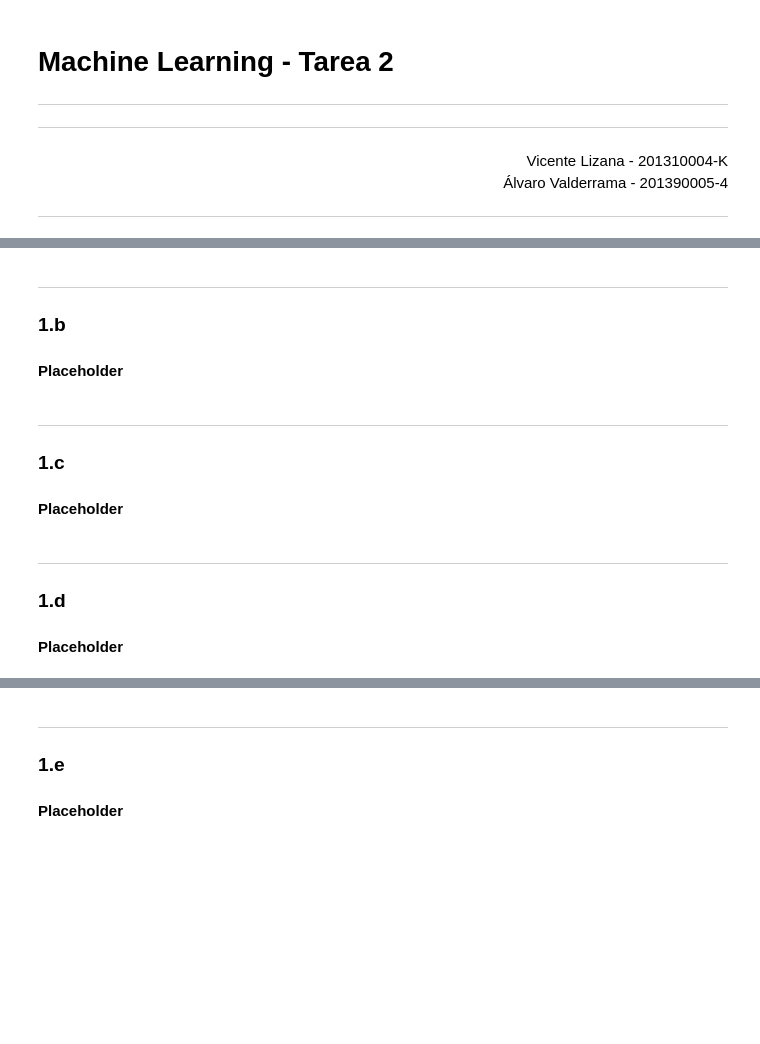
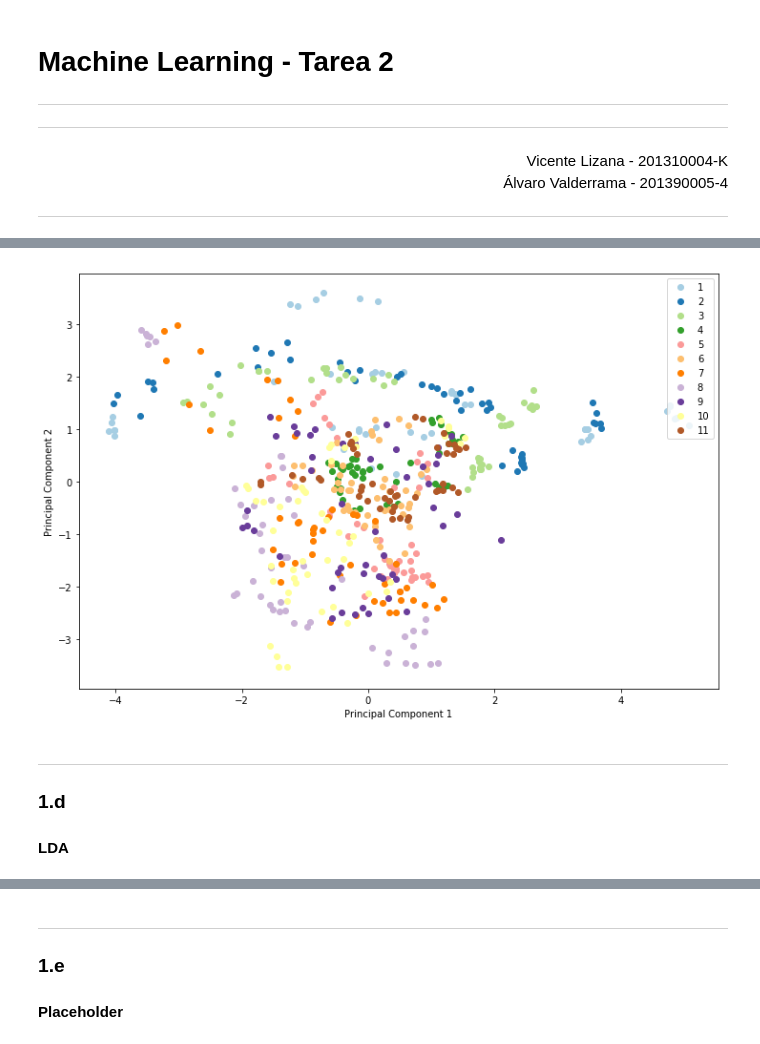
Before and after one commit to vlizanae/INF393, a Jupyter notebook: tarea-2/tarea-2.ipynb, the cells around one changed output, grey strips where cells are left out. Cells and saved outputs as stored; diff of their text form; code cells hidden in the pictures; blank space fills up the shorter version.

```diff
--- a/tarea-2/tarea-2.ipynb
+++ b/tarea-2/tarea-2.ipynb
@@ -19,0 +36,11 @@ Vicente Lizana - 201310004-K
+# %%
+train_data_url = "http://statweb.stanford.edu/~hastie/ElemStatLearn/datasets/vowel.train"
+test_data_url = "http://statweb.stanford.edu/~hastie/ElemStatLearn/datasets/vowel.test"
+train_data_f = req.urlretrieve(train_data_url, "train_data.csv")
+test_data_f = req.urlretrieve(test_data_url, "test_data.csv")
+train_df = pd.DataFrame.from_csv('train_data.csv',header=0,index_col=0)
+test_df = pd.DataFrame.from_csv('test_data.csv',header=0,index_col=0)
+# %%
+n_train = train_df.shape[0]
+print("Cantidad de datos (train) :", n_train)
+train_df.head()
@@ -19,0 +71,4 @@ Vicente Lizana - 201310004-K
+# %%
+for i in range(1, 12):
+    n_class = train_df[train_df["y"]==i].shape[0]
+    print("Promedio Clase {:<2}: {}".format(i, n_class/n_train))
@@ -24,0 +94,6 @@ Vicente Lizana - 201310004-K
+# %%
+X = train_df.loc[:,'x.1':'x.10'].values
+y = train_df.loc[:,'y'].values
+
+sscaler = skpp.StandardScaler().fit(X)
+X_std = sscaler.transform(X)
@@ -25,15 +105,21 @@ Vicente Lizana - 201310004-K
+# %%
+sklearn_pca = skdc.PCA(n_components=2)
+Xred_pca = sklearn_pca.fit_transform(X_std)
+
+cmap = plt.cm.get_cmap('Paired')
+mclasses=(1,2,3,4,5,6,7,8,9,10,11)
+mcolors = [cmap(i) for i in np.linspace(0,1,11)]
+plt.figure(figsize=(12, 8))
+for lab, col in zip(mclasses,mcolors):
+    plt.scatter(Xred_pca[y==lab, 0],Xred_pca[y==lab, 1],label=lab,c=col)
+plt.xlabel('Principal Component 1')
+plt.ylabel('Principal Component 2')
+leg = plt.legend(loc='upper right', fancybox=True)
+plt.show()
+# %% [output]
+[figure, added]
 # %% [markdown]
 ---
-### 1.b
+### 1.d
 
-#### Placeholder
+#### LDA
-# %% [markdown]
----
-### 1.c
-
-#### Placeholder
-# %% [markdown]
----
-### 1.d
-
-#### Placeholder
```
Also changed, not shown: parts of 11 cells of this notebook, 2 other files.
